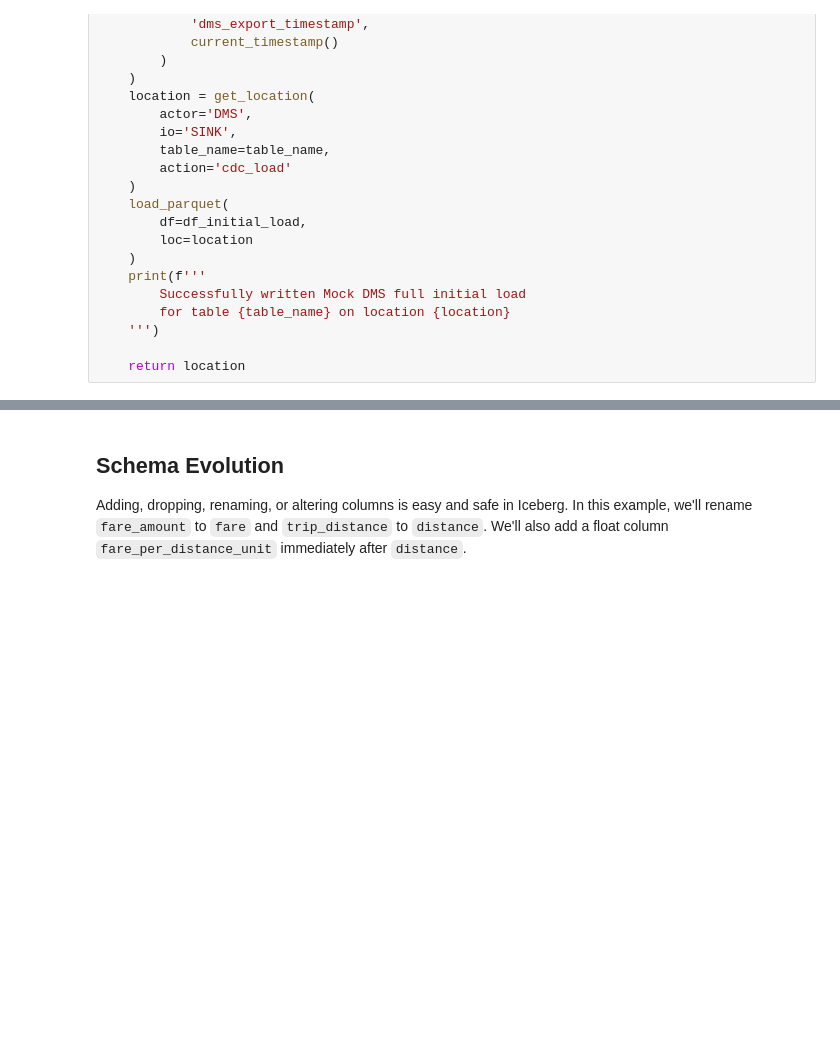
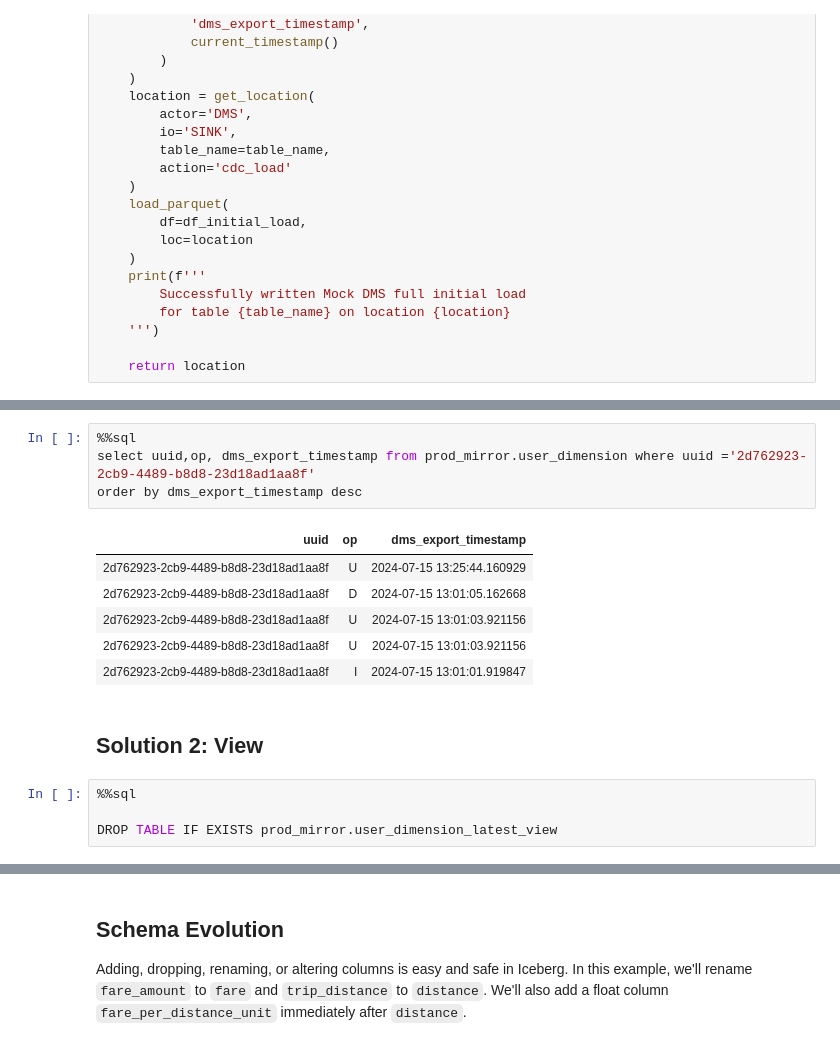
Before and after one commit to tusharchou/docker-spark-iceberg, a Jupyter notebook: spark/notebooks/Iceberg - CDC explained.ipynb, the cells around one changed output, grey strips where cells are left out. Saved outputs shown, nothing was run; the diff lists cells and outputs as text; blank space fills up the shorter version.

```diff
--- a/spark/notebooks/Iceberg - CDC explained.ipynb
+++ b/spark/notebooks/Iceberg - CDC explained.ipynb
@@ -434,0 +566,17 @@ select count(*) from mirror where op='U'
+# %%
+%%sql
+select uuid,op, dms_export_timestamp from prod_mirror.user_dimension where uuid ='2d762923-2cb9-4489-b8d8-23d18ad1aa8f'
+order by dms_export_timestamp desc
+# %% [output]
+| uuid | op | dms_export_timestamp |
+| 2d762923-2cb9-4489-b8d8-23d18ad1aa8f | U | 2024-07-15 13:25:44.160929 |
+| 2d762923-2cb9-4489-b8d8-23d18ad1aa8f | D | 2024-07-15 13:01:05.162668 |
+| 2d762923-2cb9-4489-b8d8-23d18ad1aa8f | U | 2024-07-15 13:01:03.921156 |
+| 2d762923-2cb9-4489-b8d8-23d18ad1aa8f | U | 2024-07-15 13:01:03.921156 |
+| 2d762923-2cb9-4489-b8d8-23d18ad1aa8f | I | 2024-07-15 13:01:01.919847 |
+# %% [markdown]
+## Solution 2: View
+# %%
+%%sql
+
+DROP TABLE IF EXISTS prod_mirror.user_dimension_latest_view
```
Also changed, not shown: parts of 56 cells of this notebook.
